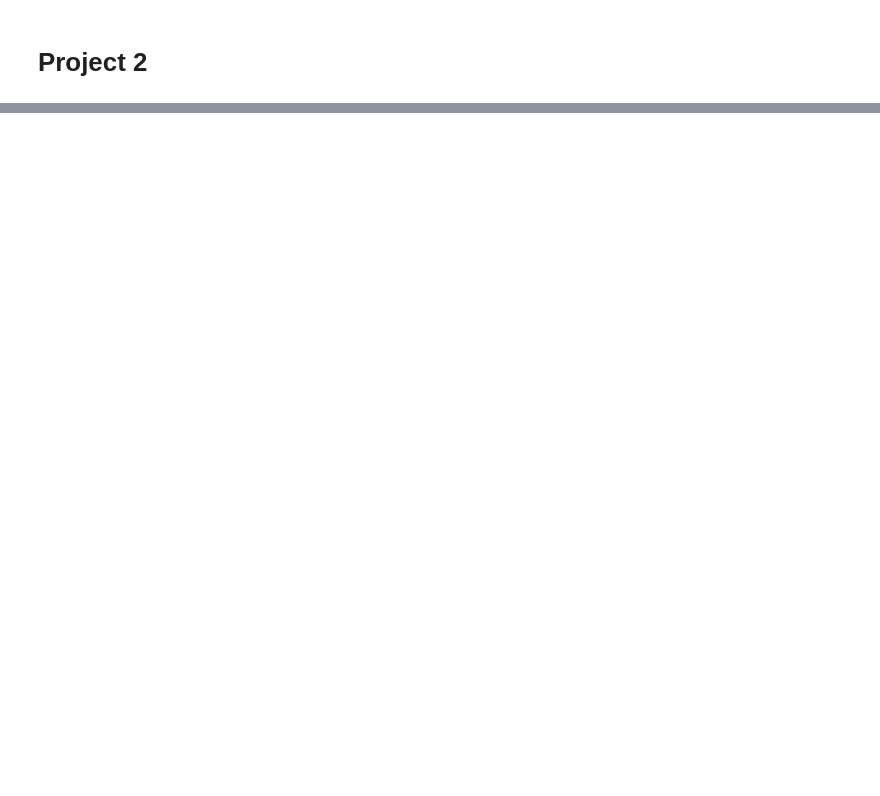
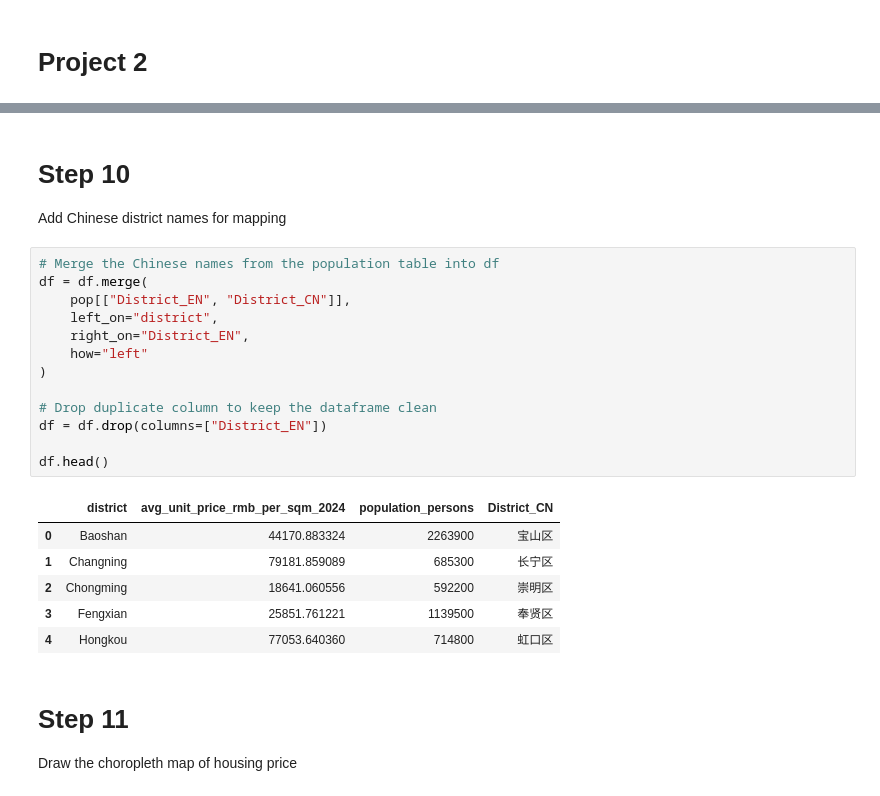
Before and after one commit to yc4747-star/yc4747-star.github.io, a Jupyter notebook: project2/project2.ipynb, the cells around one changed output, grey strips where cells are left out. Saved outputs shown, nothing was run; the diff lists cells and outputs as text; blank space fills up the shorter version.

```diff
--- a/project2/project2.ipynb
+++ b/project2/project2.ipynb
@@ -180,0 +271,26 @@ EmptyDataError: No columns to parse from file
+# %% [markdown]
+# Step 10
+Add Chinese district names for mapping
+# %%
+# Merge the Chinese names from the population table into df
+df = df.merge(
+    pop[["District_EN", "District_CN"]],
+    left_on="district",
+    right_on="District_EN",
+    how="left"
+)
+
+# Drop duplicate column to keep the dataframe clean
+df = df.drop(columns=["District_EN"])
+
+df.head()
+# %% [output]
+|  | district | avg_unit_price_rmb_per_sqm_2024 | population_persons | District_CN |
+| 0 | Baoshan | 44170.883324 | 2263900 | 宝山区 |
+| 1 | Changning | 79181.859089 | 685300 | 长宁区 |
+| 2 | Chongming | 18641.060556 | 592200 | 崇明区 |
+| 3 | Fengxian | 25851.761221 | 1139500 | 奉贤区 |
+| 4 | Hongkou | 77053.640360 | 714800 | 虹口区 |
+# %% [markdown]
+# Step 11
+Draw the choropleth map of housing price
```
Also changed, not shown: parts of 22 cells of this notebook, 1 other file.
